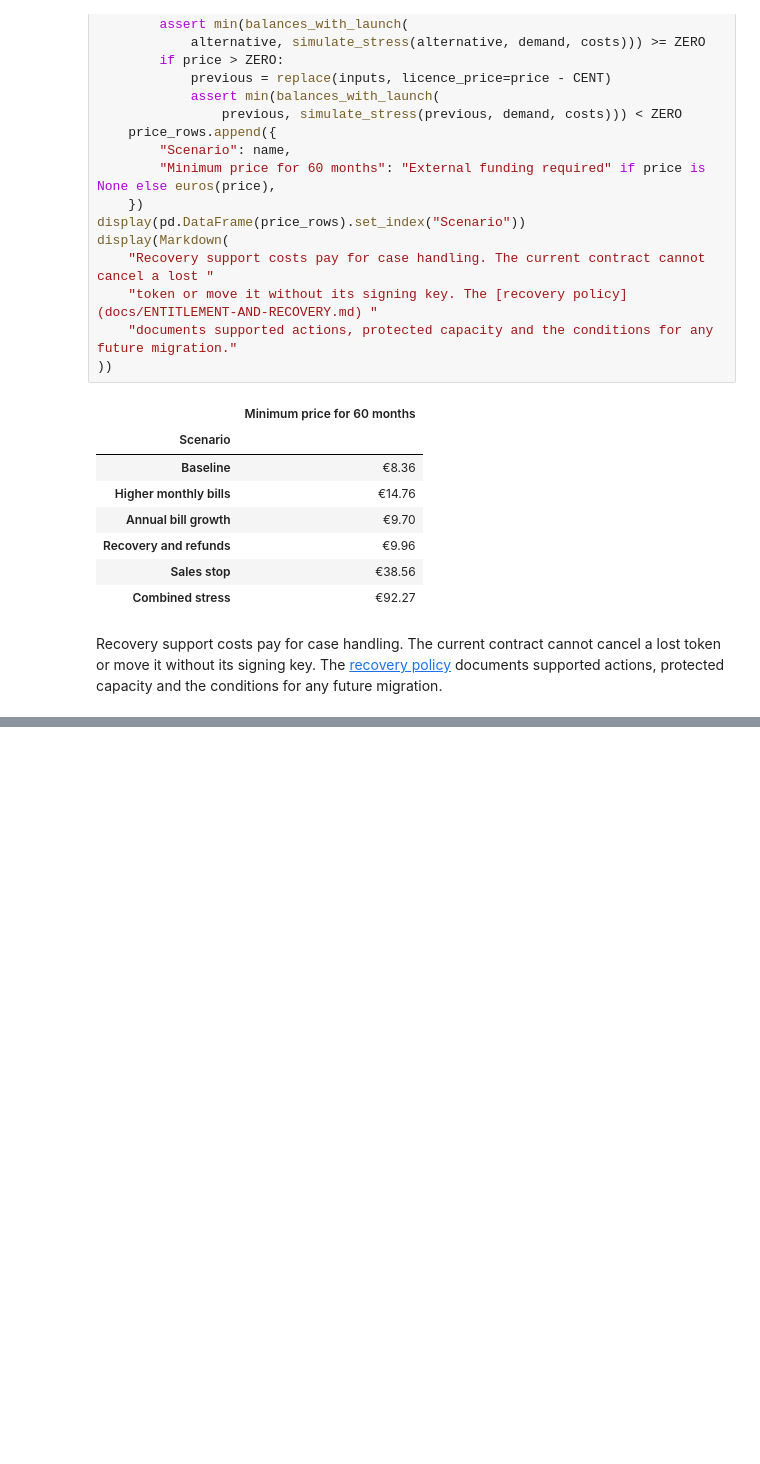
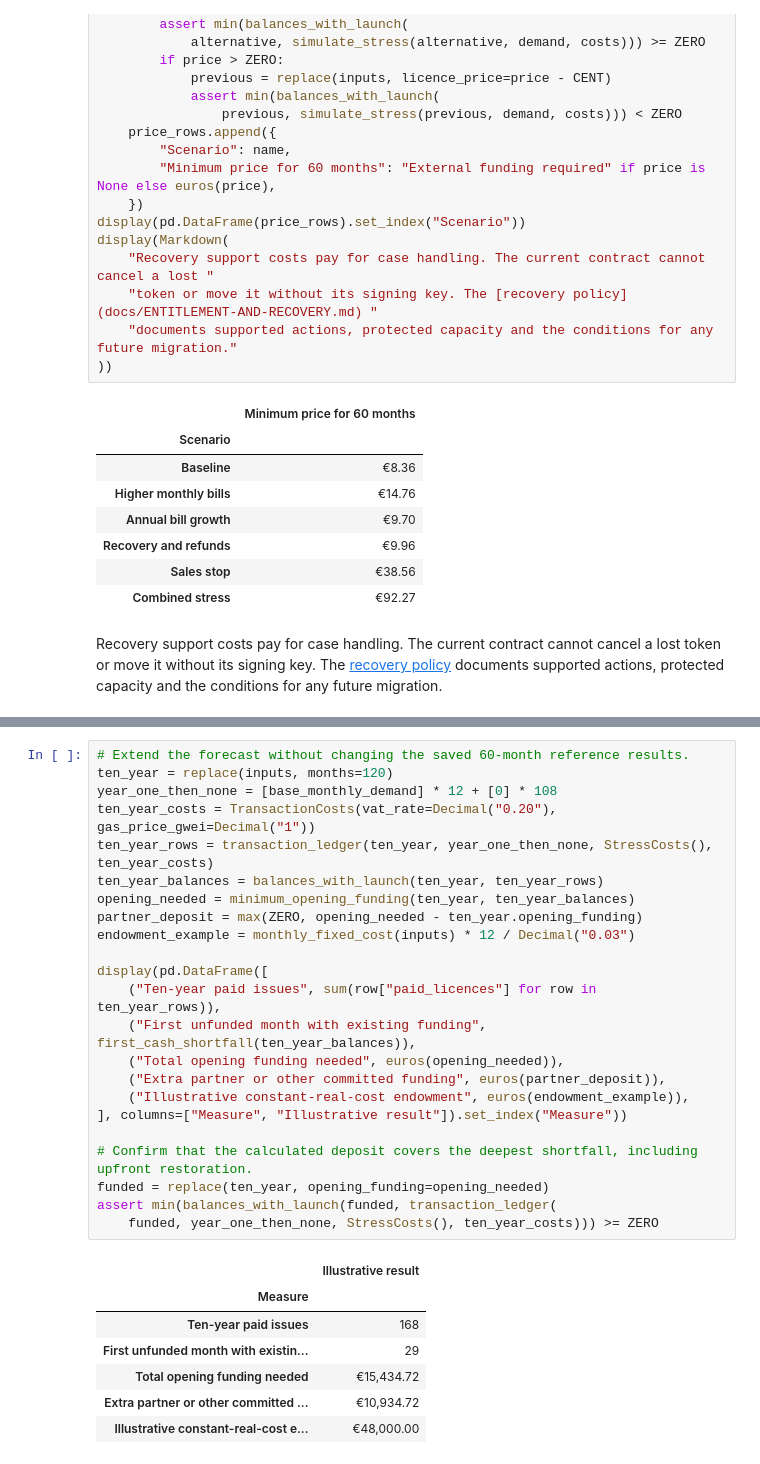
Before and after one commit to tanvirrubayet/fdp1-game-preservation, a Jupyter notebook: preservation_economics.ipynb, the cells around one changed output, grey strips where cells are left out. Cells and saved outputs as stored; diff of their text form; blank space fills up the shorter version.

```diff
--- a/preservation_economics.ipynb
+++ b/preservation_economics.ipynb
@@ -977,0 +1094,31 @@ Recovery support costs pay for case handling. The current contract cannot cancel
+# %%
+# Extend the forecast without changing the saved 60-month reference results.
+ten_year = replace(inputs, months=120)
+year_one_then_none = [base_monthly_demand] * 12 + [0] * 108
+ten_year_costs = TransactionCosts(vat_rate=Decimal("0.20"), gas_price_gwei=Decimal("1"))
+ten_year_rows = transaction_ledger(ten_year, year_one_then_none, StressCosts(), ten_year_costs)
+ten_year_balances = balances_with_launch(ten_year, ten_year_rows)
+opening_needed = minimum_opening_funding(ten_year, ten_year_balances)
+partner_deposit = max(ZERO, opening_needed - ten_year.opening_funding)
+endowment_example = monthly_fixed_cost(inputs) * 12 / Decimal("0.03")
+
+display(pd.DataFrame([
+    ("Ten-year paid issues", sum(row["paid_licences"] for row in ten_year_rows)),
+    ("First unfunded month with existing funding", first_cash_shortfall(ten_year_balances)),
+    ("Total opening funding needed", euros(opening_needed)),
+    ("Extra partner or other committed funding", euros(partner_deposit)),
+    ("Illustrative constant-real-cost endowment", euros(endowment_example)),
+], columns=["Measure", "Illustrative result"]).set_index("Measure"))
+
+# Confirm that the calculated deposit covers the deepest shortfall, including upfront restoration.
+funded = replace(ten_year, opening_funding=opening_needed)
+assert min(balances_with_launch(funded, transaction_ledger(
+    funded, year_one_then_none, StressCosts(), ten_year_costs))) >= ZERO
+# %% [output]
+|  | Illustrative result |
+| Measure |  |
+| Ten-year paid issues | 168 |
+| First unfunded month with existin... | 29 |
+| Total opening funding needed | €15,434.72 |
+| Extra partner or other committed ... | €10,934.72 |
+| Illustrative constant-real-cost e... | €48,000.00 |
```
Also changed, not shown: parts of 10 cells of this notebook, 15 other files.
